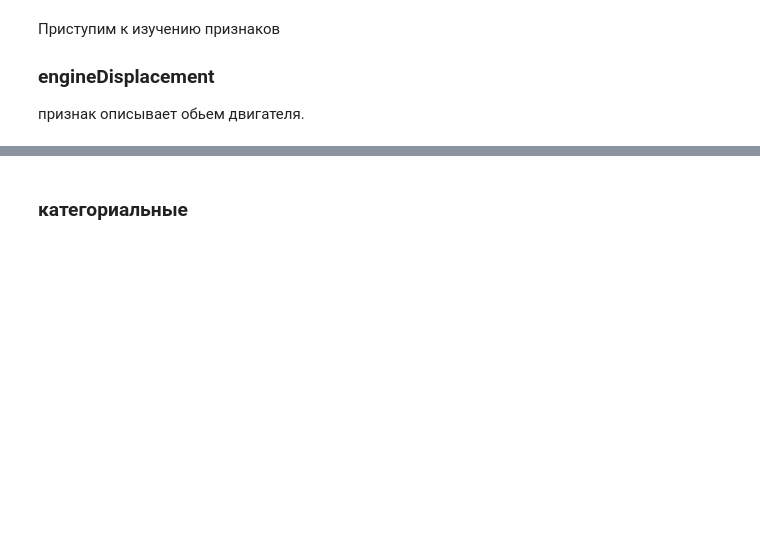
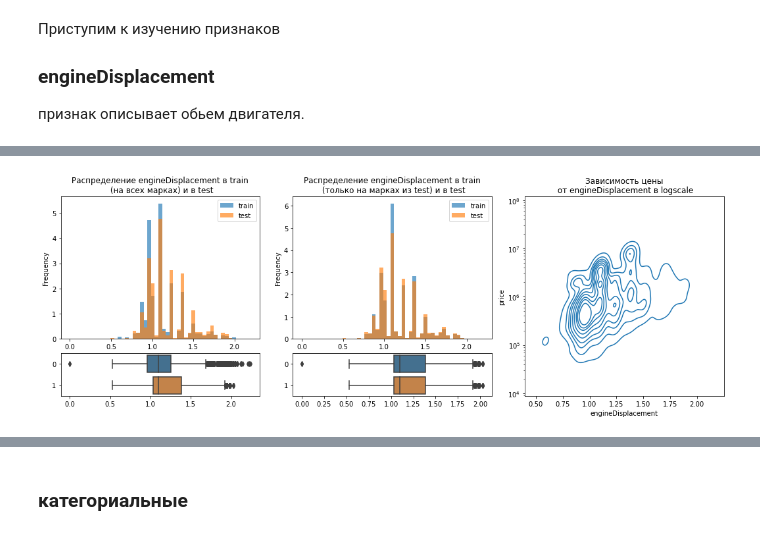
Before and after one commit to IvanovDmitryV/skillfactory_rds, a Jupyter notebook: Unit_7/Project_7_EDA0909.ipynb, the cells around one changed output, grey strips where cells are left out. Cells and saved outputs as stored; diff of their text form; code cells hidden in the pictures; blank space fills up the shorter version.

```diff
--- a/Unit_7/Project_7_EDA0909.ipynb
+++ b/Unit_7/Project_7_EDA0909.ipynb
@@ -395,0 +399,5 @@ num_visualisation('engineDisplacement',externdata_full)
+# %%
+%%time
+num_visualisation('engineDisplacement',externdata_full)
+# %% [output]
+[figure, added]
```
Also changed, not shown: parts of 7 cells of this notebook.
